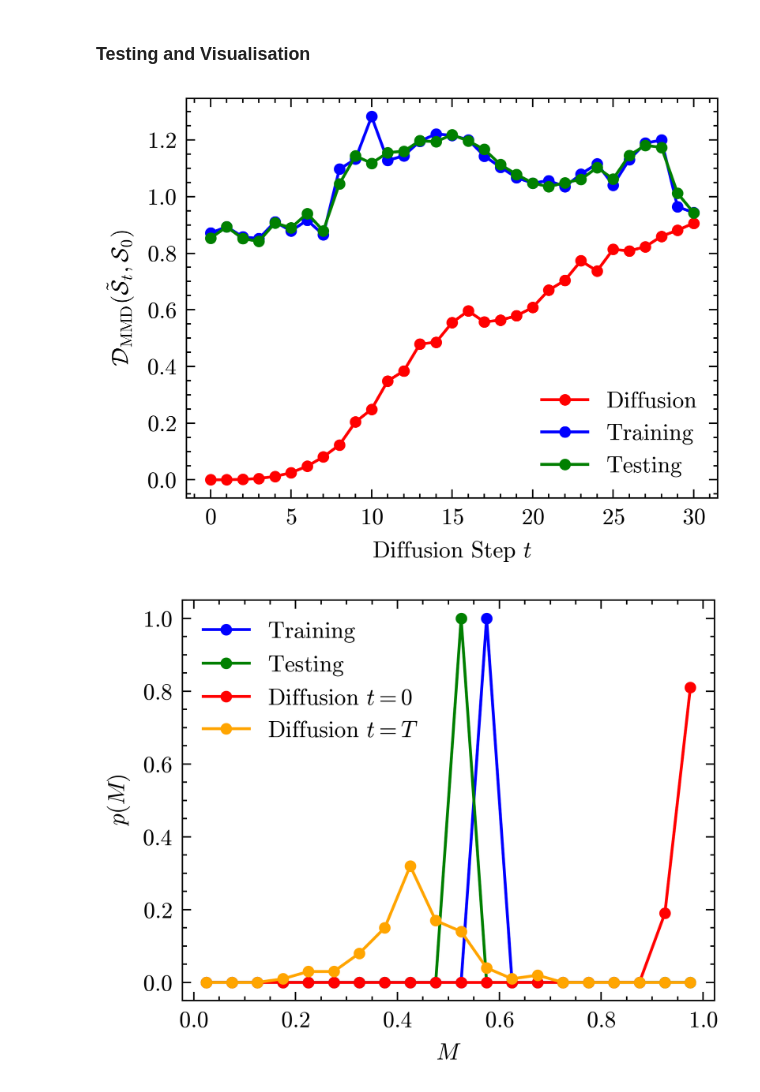
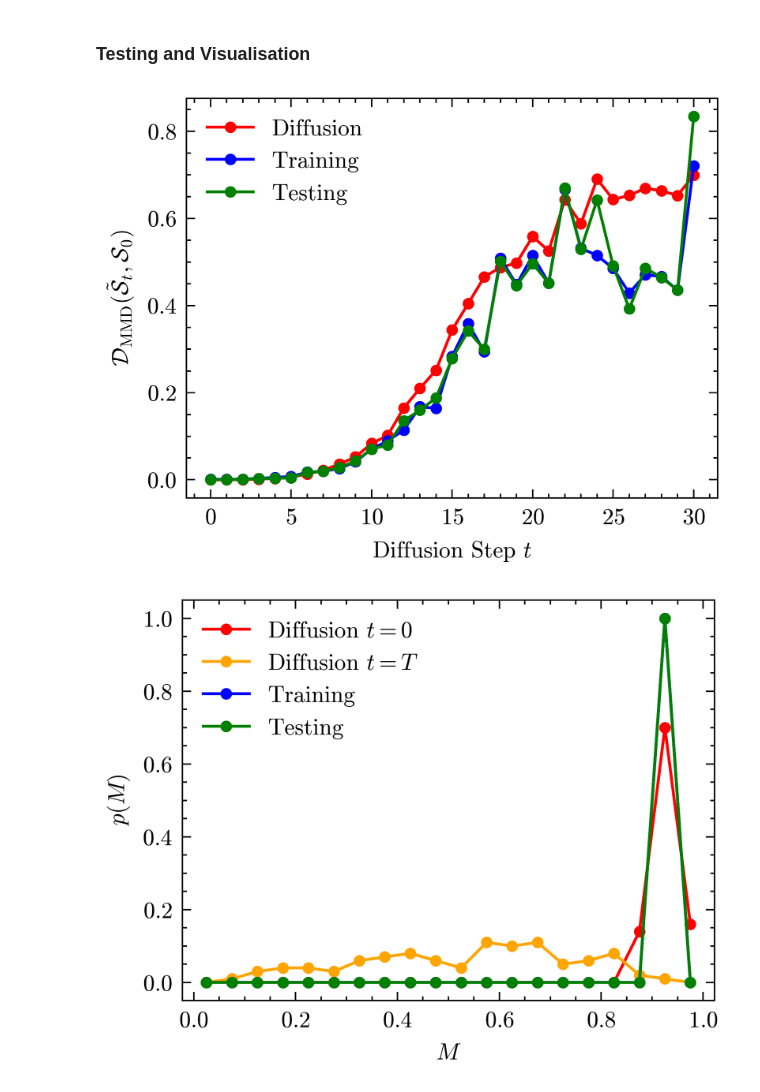
Before and after one commit to DanielQuinn53/QuantumDiffusionDenoising, a Jupyter notebook: Better Attempt/Phase Transition/Phase-Ensemble.ipynb, the cells around one changed output. Saved outputs shown, nothing was run; the diff lists cells and outputs as text; code cells hidden in the pictures.

```diff
--- a/Better Attempt/Phase Transition/Phase-Ensemble.ipynb
+++ b/Better Attempt/Phase Transition/Phase-Ensemble.ipynb
@@ -12,11 +12,11 @@ import ot
 
 plt.style.use(['science','ieee', 'no-latex'])
 # %%
-n = 4
+n = 2
 na = 2
 n_tot = n + na
 T = 30
-L = 12
+L = 6
 Ndata = 100
 Nparams = 2 * L * n_tot
 # %% [markdown]
@@ -36,9 +50,9 @@ def tfim(n, g):
 # %%
-def magnetization(state, n):
+def magnetizationPaper(state, n):
     M = 0
     for i in range(2**n):
         basis_M = 0.
-        basis = (bin(i)[2:]).zfill(4)
+        basis = (bin(i)[2:]).zfill(2)
         for spin in basis:
             basis_M += (np.abs(state[i])**2 * (2*int(spin)-1))
         basis_M /= n
@@ -159,10 +173,10 @@ def maxMeanDiscripency(set1, set2):
     set1 = np.array(set1, dtype=np.complex128)
     set2 = np.array(set2, dtype=np.complex128)
 
-    r11 = np.mean(np.abs(set1 @ set1.conj().T)**2)
-    r22 = np.mean(np.abs(set2 @ set2.conj().T)**2)
-    r12 = np.mean(np.abs(set1 @ set2.conj().T)**2)
-    return r11 + r22 - 2 * r12
+    r11 = 1 - np.mean(np.abs(set1 @ set1.conj().T)**2)
+    r22 = 1 - np.mean(np.abs(set2 @ set2.conj().T)**2)
+    r12 = 1 - np.mean(np.abs(set1 @ set2.conj().T)**2)
+    return 2 * r12 - r11 - r22
 # %%
 loss_hist = []
 
@@ -200,7 +214,7 @@ for k in np.arange(T,0,-1):
         theta[(T-k) * Nparams : (T-k+1) * Nparams],
         args=(k,),
         method="COBYLA",
-        options={"maxiter": 500, 'tol':1e-10},
+        options={"maxiter": 250, 'tol':1e-10},
     )
 
     theta[ (T-k) * Nparams : (T-k+1) * Nparams] = result.x
@@ -249,37 +263,39 @@ ax.plot(mmds[2], 'o-', c='g', label=r'Testing', markersize=3)
 ax.legend(loc = 'best')
 ax.set_xlabel(r'Diffusion Step $t$')
 ax.set_ylabel(r'$\mathcal{D}_{\rm MMD}(\tilde{\mathcal{S}}_t, \mathcal{S}_0)$')
-plt.savefig('Phase-DistanceInitial-MMD.pdf', bbox_inches='tight' )
+plt.savefig('Phase-DistanceInitial-2qubit.pdf', bbox_inches='tight' )
 # %% [output]
-[figure, old version]
+[figure, new version]
 # %%
-ms_diff = np.zeros((T+1, Ndata))
-ms_train = np.zeros((T+1, Ndata))
-ms_test = np.zeros((T+1, Ndata))
-for t in range(T+1):
-    for i in range(Ndata):
-        ms_diff[t, i] = magnetization(S[t][i], n)
-        ms_train[t, i] = magnetization(ApproxS[t][i], n)
-        ms_test[t, i] = magnetization(testS[t][i], n)
+ms_diff = np.zeros((2, Ndata))
+ms_train = np.zeros(Ndata)
+ms_test = np.zeros(Ndata)
+
+for i in range(Ndata):
+    ms_diff[0, i] = magnetizationPaper(S[0, i], n)
+    ms_diff[1, i] = magnetizationPaper(S[T, i], n)
+    ms_train[i] = magnetizationPaper(ApproxS[0][i],n)
+    ms_test[i] = magnetizationPaper(testS[0][i],n)
+
 
 fig, ax = plt.subplots()
 bins = np.linspace(0, 1, 21)
 
-h_train, _ = np.histogram(ms_train[0], bins=bins)
-ax.plot((bins[1:] + bins[:-1])/2, h_train / 100, 'o-', c='b', markersize=3, label=r'$\rm Training$')
+h0, _ = np.histogram(ms_diff[0], bins=bins)
+ax.plot((bins[1:] + bins[:-1])/2, h0/100, 'o-', c='r', markersize=3, label=r'Diffusion $t=0$')
+hT, _ = np.histogram(ms_diff[1], bins=bins)
+ax.plot((bins[1:] + bins[:-1])/2, hT/100, 'o-', c='orange', markersize=3, label=r'Diffusion $t=T$')
 
-h_test, _ = np.histogram(ms_test[0], bins=bins)
-ax.plot((bins[1:] + bins[:-1])/2, h_test / 100, 'o-', c='g',  markersize=3, label=r'$\rm Testing$')
+h_train, _ = np.histogram(ms_train, bins=bins)
+ax.plot((bins[1:] + bins[:-1])/2, h_train/100, 'o-', c='b', markersize=3, label=r'Training')
 
-h0, _ = np.histogram(ms_diff[0], bins=bins)
-ax.plot((bins[1:] + bins[:-1])/2, h0 /100, 'o-', c='r',  markersize=3, label=r'Diffusion $t=0$')
+h_test, _ = np.histogram(ms_test, bins=bins)
+ax.plot((bins[1:] + bins[:-1])/2, h_test/100, 'o-', c='g', markersize=3, label=r'Testing')
 
-hT, _ = np.histogram(ms_diff[T], bins=bins)
-ax.plot((bins[1:] + bins[:-1])/2, hT / 100, 'o-', c='orange', markersize=3, label=r'Diffusion $t=T$')
 
-ax.legend(loc='best')
+ax.legend()
 ax.set_xlabel(r'$M$')
 ax.set_ylabel(r'$p(M)$')
-plt.savefig('Phase-Magnet-MMD.pdf')
+plt.savefig('Phase-Magnet-2qubit.pdf')
 # %% [output]
-[figure, old version]
+[figure, new version]
```
Also changed, not shown: parts of 3 cells of this notebook, 10 other files.
